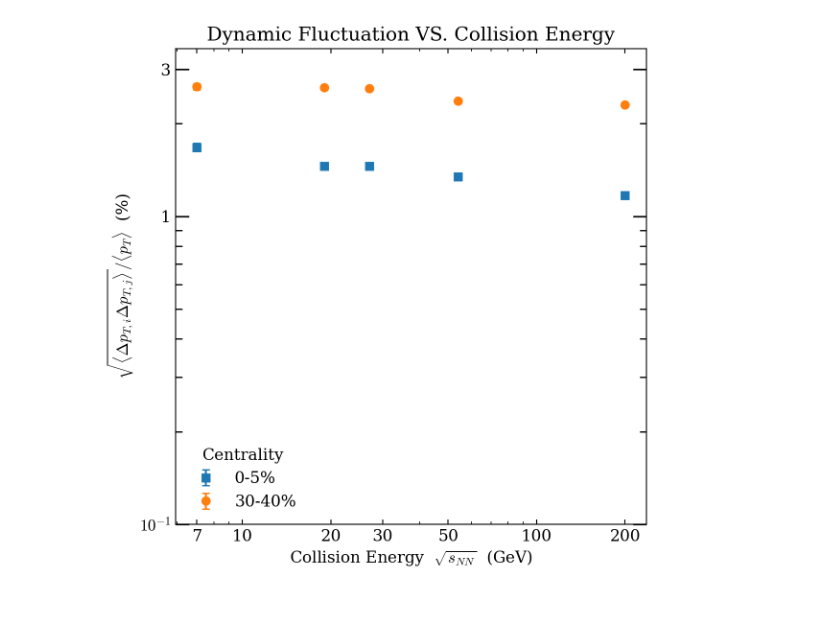
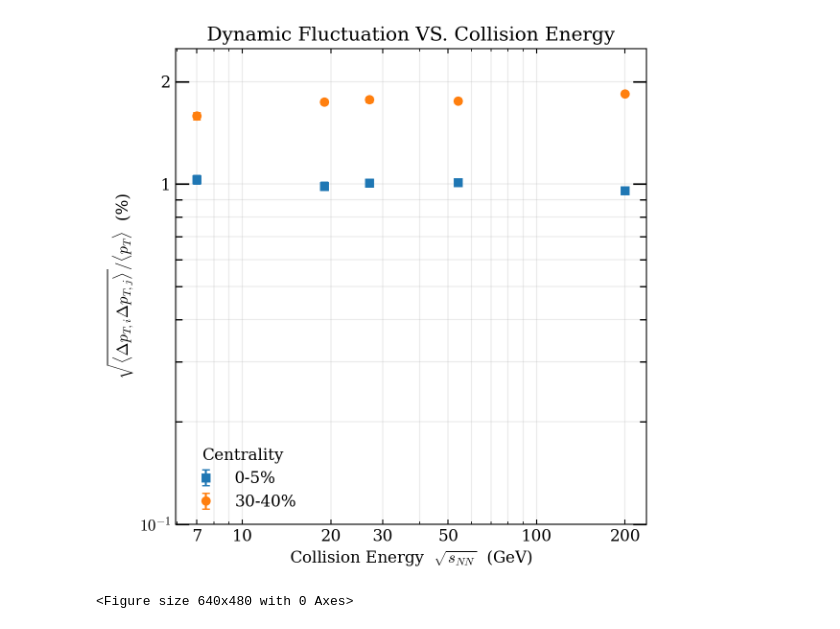
Before and after one commit to Parker-Tech/cs_analysis, a Jupyter notebook: fluctuations_points_0-5_30-40.ipynb, the cells around one changed output. Drawn from its saved outputs; the diff is of its cells as text; code cells hidden in the pictures.

```diff
--- a/fluctuations_points_0-5_30-40.ipynb
+++ b/fluctuations_points_0-5_30-40.ipynb
@@ -61,8 +64,10 @@ def get_energy_scan_points_from_file(filepath, startpc_group="STARTPC"):
 
         # STAR-style normalized quantity in percent:
         with np.errstate(divide="ignore", invalid="ignore"):
-            yvals = (dp_vals / mean_vals) * 100.0
-            yerr  = yvals * np.sqrt((dp_sym/dp_vals)**2 + (mean_sym/mean_vals)**2)
+            #yvals = (dp_vals / mean_vals) * 100.0
+            yvals = (dp_vals) * 100.0
+            #yerr  = yvals * np.sqrt((dp_sym/dp_vals)**2 + (mean_sym/mean_vals)**2)
+            yerr  = yvals * np.sqrt((dp_sym/dp_vals)**2)
 
         n_cent, n_est = yvals.shape
 
@@ -310,6 +310,11 @@ plt.show()
 import numpy as np
 import matplotlib.pyplot as plt
 import matplotlib.ticker as ticker
+
+
+# This is for the original data (src/NOSMASH). I must modify this code to allow the new
+# data set to be analyzed in this way due to different file conventions
+
 
 plt.rcParams.update({
     "text.usetex": False,
@@ -371,42 +376,54 @@ ax.set_xticks([7, 10, 20, 30, 50, 100, 200])
 ax.set_xticklabels(["7", "10", "20", "30", "50", "100", "200"])
 
 # ax.set_ylim(1e-1, 3.5)
-ax.set_ylim(0.9, 3.5)
+ax.set_ylim(0.9, 2.5)
 
 
 # ------------------------------------------------------------
 # STAR-style Y ticks: label 10^-1, 1, and ALSO label 3
 # (Major ticks fixed; minor ticks are true log subdivisions)
 # ------------------------------------------------------------
-ax.yaxis.set_major_locator(ticker.FixedLocator([1e-1, 1.0, 3.0]))
+ax.yaxis.set_major_locator(ticker.FixedLocator([1e-1, 1.0, 2.0, 3.0]))
 
 class StarMajorFormatter(ticker.Formatter):
     def __call__(self, x, pos=None):
         if np.isclose(x, 1e-1):
             return r"$10^{-1}$"
         if np.isclose(x, 1.0):
             return "1"
+        if np.isclose(x, 2.0):
+            return "2"
         if np.isclose(x, 3.0):
             return "3"
         return ""
 
 ax.yaxis.set_major_formatter(StarMajorFormatter())
 
 # Minor ticks at 2..9 per decade (log-consistent)
-ax.yaxis.set_minor_locator(ticker.LogLocator(base=10.0, subs=np.arange(2, 10)))
+
+minor_ticks = [*np.arange(1.1, 2.0, 0.1), *np.arange(2.1, 3.0, 0.1)]
+ax.yaxis.set_minor_locator(ticker.FixedLocator(minor_ticks))
+
+
+#ax.yaxis.set_minor_locator(ticker.LogLocator(base=10.0, subs=np.arange(2, 10)))
+
+
 ax.yaxis.set_minor_formatter(ticker.NullFormatter())
 
 # Tick styling (STAR-ish)
 ax.tick_params(axis="y", which="major", length=10, width=1.2, direction="in", right=True)
 ax.tick_params(axis="y", which="minor", length=5,  width=1.0, direction="in", right=True)
 ax.tick_params(axis="x", which="both", direction="in", top=True)
 
 # Grid OFF
-ax.grid(False)
+ax.grid(True, which="both", alpha=0.25)
 
 ax.set_title("Dynamic Fluctuation VS. Collision Energy")
 ax.legend(title="Centrality", frameon=False)
 fig.tight_layout()
 plt.show()
+
+plt.savefig("graphs")
 # %% [output]
-[figure, old version]
+[figure, new version]
+<Figure size 640x480 with 0 Axes>
```
Also changed, not shown: parts of 5 cells of this notebook, 2 other files.
